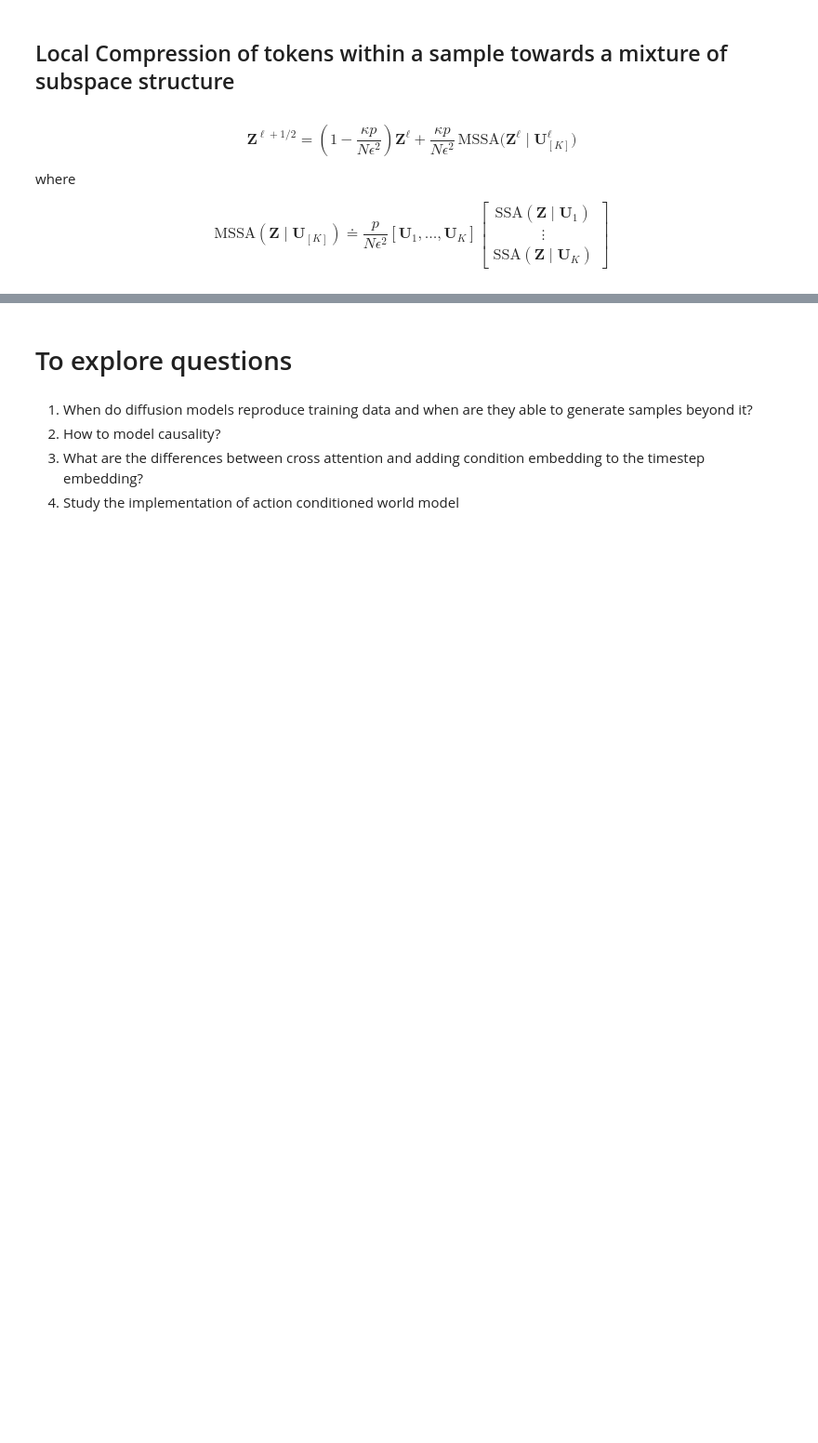
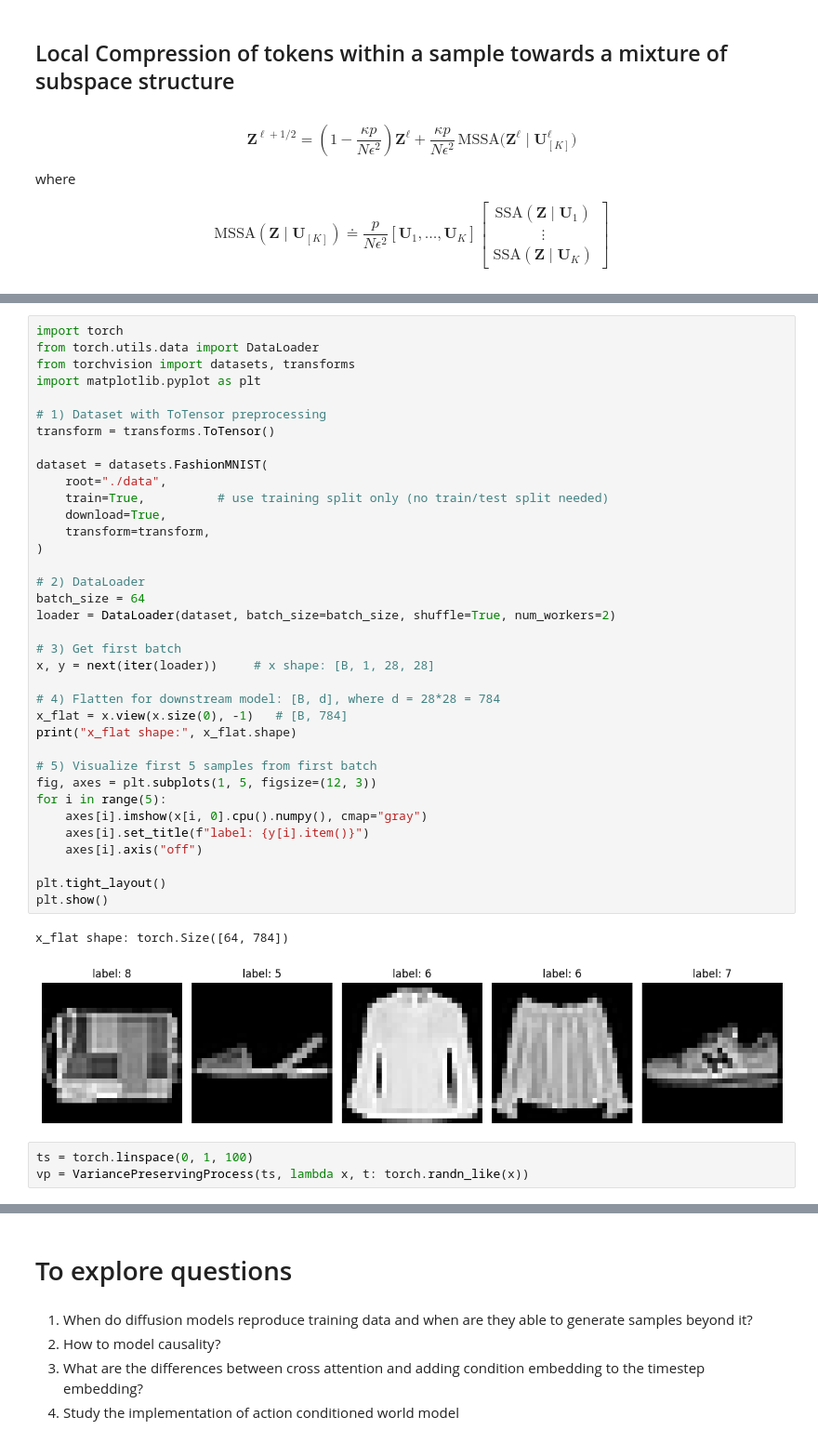
Before and after one commit to ngkel/conditional_inference, a Jupyter notebook: experiments.ipynb, the cells around one changed output, grey strips where cells are left out. Shown at 93% size. Drawn from its saved outputs; the diff is of its cells as text; blank space fills up the shorter version.

```diff
--- a/experiments.ipynb
+++ b/experiments.ipynb
@@ -583,0 +854,42 @@ $$
+# %%
+import torch
+from torch.utils.data import DataLoader
+from torchvision import datasets, transforms
+import matplotlib.pyplot as plt
+
+# 1) Dataset with ToTensor preprocessing
+transform = transforms.ToTensor()
+
+dataset = datasets.FashionMNIST(
+    root="./data",
+    train=True,          # use training split only (no train/test split needed)
+    download=True,
+    transform=transform,
+)
+
+# 2) DataLoader
+batch_size = 64
+loader = DataLoader(dataset, batch_size=batch_size, shuffle=True, num_workers=2)
+
+# 3) Get first batch
+x, y = next(iter(loader))     # x shape: [B, 1, 28, 28]
+
+# 4) Flatten for downstream model: [B, d], where d = 28*28 = 784
+x_flat = x.view(x.size(0), -1)   # [B, 784]
+print("x_flat shape:", x_flat.shape)
+
+# 5) Visualize first 5 samples from first batch
+fig, axes = plt.subplots(1, 5, figsize=(12, 3))
+for i in range(5):
+    axes[i].imshow(x[i, 0].cpu().numpy(), cmap="gray")
+    axes[i].set_title(f"label: {y[i].item()}")
+    axes[i].axis("off")
+
+plt.tight_layout()
+plt.show()
+# %% [output]
+x_flat shape: torch.Size([64, 784])
+[figure, added]
+# %%
+ts = torch.linspace(0, 1, 100)
+vp = VariancePreservingProcess(ts, lambda x, t: torch.randn_like(x))
```
Also changed, not shown: parts of 14 cells of this notebook.
